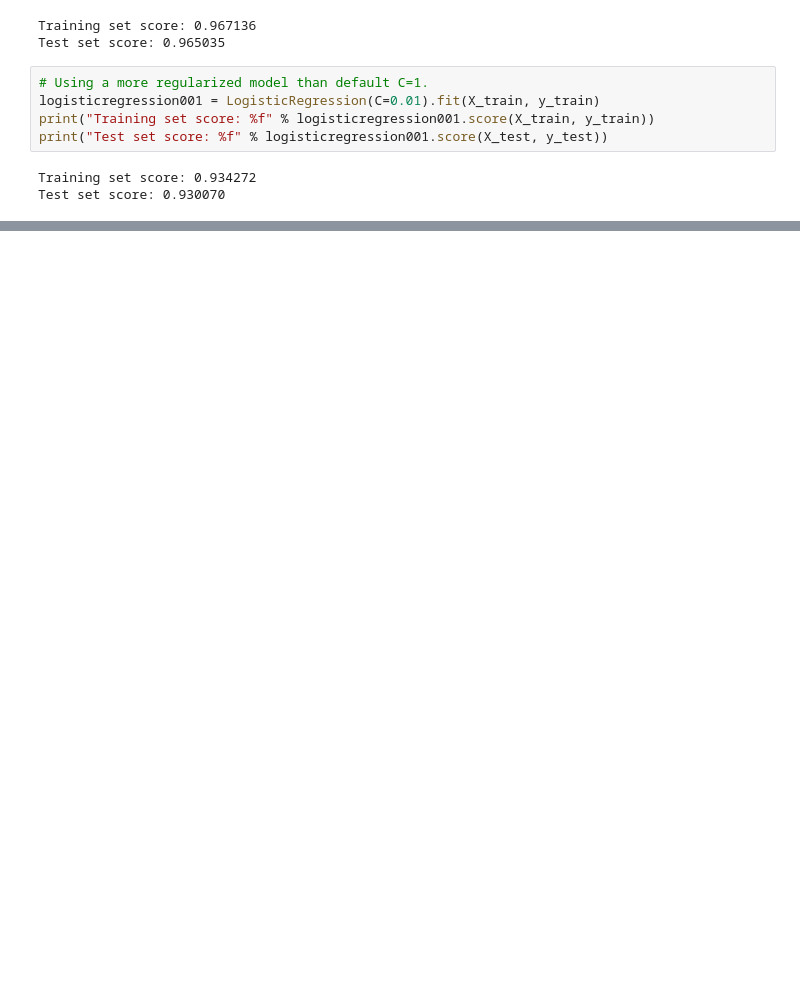
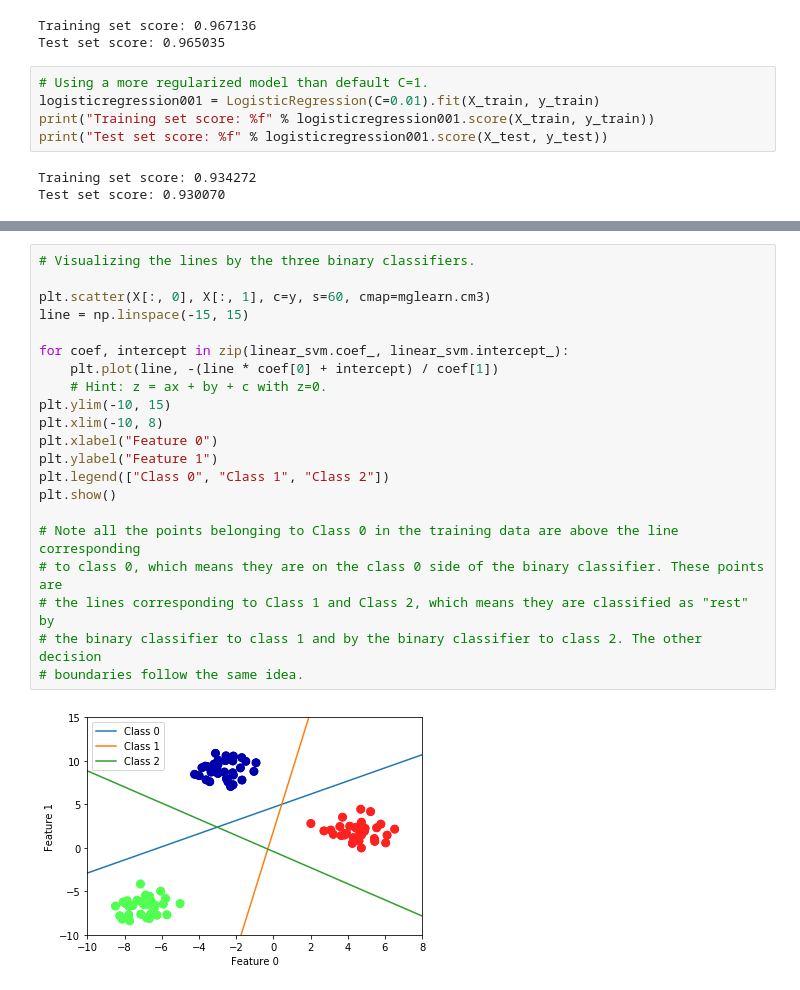
Before and after one commit to rodsveiga/ML_with_Python-Study_notes, a Jupyter notebook: Supervised_Learning.ipynb, the cells around one changed output, grey strips where cells are left out. Drawn from its saved outputs; the diff is of its cells as text; blank space fills up the shorter version.

```diff
--- a/Supervised_Learning.ipynb
+++ b/Supervised_Learning.ipynb
@@ -573,0 +674,23 @@ plt.show()
+# %%
+# Visualizing the lines by the three binary classifiers.
+
+plt.scatter(X[:, 0], X[:, 1], c=y, s=60, cmap=mglearn.cm3)
+line = np.linspace(-15, 15)
+
+for coef, intercept in zip(linear_svm.coef_, linear_svm.intercept_):
+    plt.plot(line, -(line * coef[0] + intercept) / coef[1])
+    # Hint: z = ax + by + c with z=0.
+plt.ylim(-10, 15)
+plt.xlim(-10, 8)
+plt.xlabel("Feature 0")
+plt.ylabel("Feature 1")
+plt.legend(["Class 0", "Class 1", "Class 2"])
+plt.show()
+
+# Note all the points belonging to Class 0 in the training data are above the line corresponding
+# to class 0, which means they are on the class 0 side of the binary classifier. These points are
+# the lines corresponding to Class 1 and Class 2, which means they are classified as "rest" by
+# the binary classifier to class 1 and by the binary classifier to class 2. The other decision
+# boundaries follow the same idea.
+# %% [output]
+[figure, added]
```
Also changed, not shown: parts of 14 cells of this notebook.
